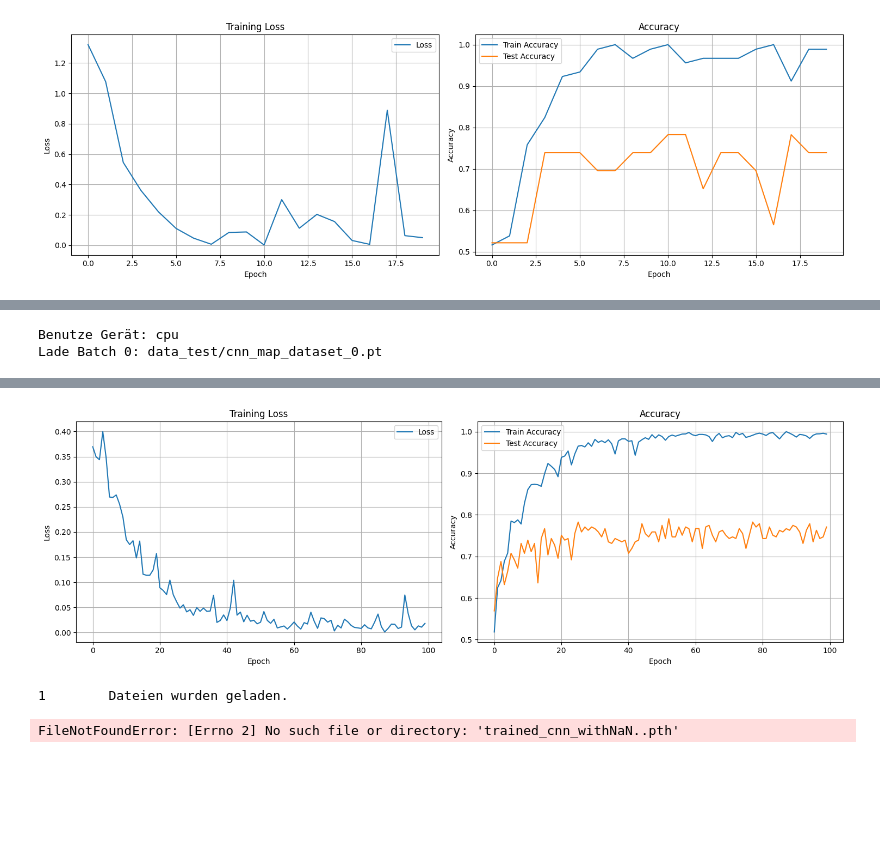
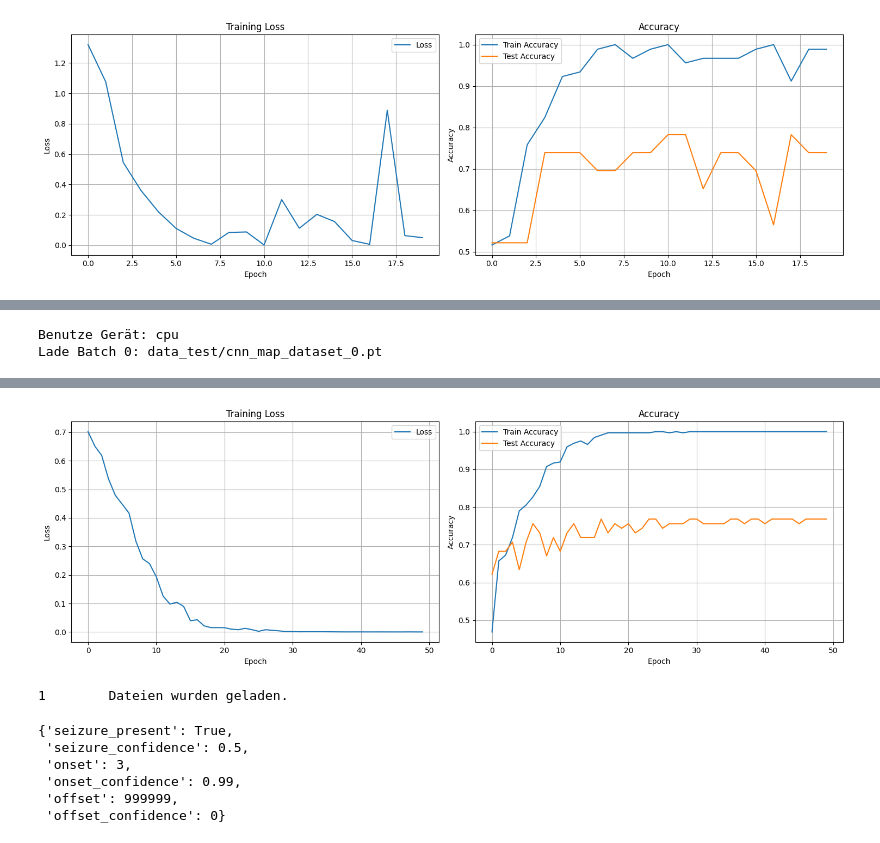
Before and after one commit to Sophies5s68/wki-sose25, a Jupyter notebook: CNN_testmodel.ipynb, the cells around one changed output, grey strips where cells are left out. Saved outputs shown, nothing was run; the diff lists cells and outputs as text; code cells hidden in the pictures; blank space fills up the shorter version.

```diff
--- a/CNN_testmodel.ipynb
+++ b/CNN_testmodel.ipynb
@@ -149,7 +153,7 @@ import CNN_model
 importlib.reload(CNN_model)
 model = CNN_model.CNN_EEG(in_channels=9, n_classes=2)
 optimizer = torch.optim.Adam(model.parameters(), lr=0.0005, weight_decay=1e-4)
-num_epochs = 100
+num_epochs = 50
 train_losses = []
 train_accuracies = []
 test_accuracies = []
@@ -210,30 +214,34 @@ for epoch in range(1, num_epochs + 1):
 
     #print(f"Epoch {epoch:02d} | Train Loss: {train_loss:.4f} | Train Acc: {train_acc:.4f} | Test Acc: {test_acc:.4f}")
 
-torch.save(model, "trained_cnn_weights.pth")
+torch.save(model, "trained_cnn.pth")
 print("finished, model saved")
 
 #Trainingsverlauf plotten
 epochs = range(1, len(train_losses) + 1)
 
-plt.figure(figsize=(12, 6))
+#Prozess plotten
+plt.figure(figsize=(15, 5))
 
-# Trainings-Loss
+# Plot Loss
 plt.subplot(1, 2, 1)
-plt.plot(epochs, train_losses, label="Train Loss")
-plt.xlabel("Batch (über alle Dateien & Epochen)")
-plt.ylabel("Loss")
-plt.title("Train Loss Verlauf")
+plt.plot(train_losses, label='Loss')
+plt.xlabel('Epoch')
+plt.ylabel('Loss')
+plt.title('Training Loss')
+plt.grid(True)
 plt.legend()
 
 # Accuracy
 plt.subplot(1, 2, 2)
-plt.plot(epochs, train_accuracies, label="Train Accuracy")
-plt.plot(epochs, test_accuracies, label="Test Accuracy")
-plt.xlabel("Batch (über alle Dateien & Epochen)")
-plt.ylabel("Accuracy")
-plt.title("Train & Test Accuracy Verlauf")
+plt.plot(train_accuracies, label='Train Accuracy')
+plt.plot(test_accuracies, label='Test Accuracy')
+plt.xlabel('Epoch')
+plt.ylabel('Accuracy')
+plt.title('Accuracy')
+plt.grid(True)
 plt.legend()
+
 
 plt.tight_layout()
 plt.show()
@@ -270,7 +278,7 @@ import CNN_model
 # Parameter und Dateneinstellungen
 data_folder = "data_test"
 batch_size = 32
-num_epochs = 100
+num_epochs = 50
 lr = 0.001
 weight_decay = 1e-4
 
@@ -335,7 +343,7 @@ for epoch in range(1, num_epochs + 1):
     print(f"Epoch {epoch:02d} | Train Loss: {train_loss:.4f} | Train Acc: {train_acc:.4f} | Test Acc: {test_acc:.4f}")
 
 # Modell speichern
-torch.save(model, "trained_cnn_withNaN.pth")
+torch.save(model, "trained_cnn_balanced.pth")
 print("Modell gespeichert.")
 
 #Prozess plotten
@@ -385,5 +393,5 @@ Epoch 100 | Train Loss: 0.0182 | Train Acc: 0.9942 | Test Acc: 0.7708
 Modell gespeichert.
-[figure, old version]
+[figure, new version]
 # %%
 import numpy as np
 import json
@@ -499,4 +507,9 @@ channels =channels[0]
 predict_labels(channels,data,sampling_frequencies,reference_systems,"trained_cnn_withNaN.pth")
 # %% [output]
 1        Dateien wurden geladen.
-FileNotFoundError: [Errno 2] No such file or directory: 'trained_cnn_withNaN..pth'
+{'seizure_present': True,
+ 'seizure_confidence': 0.5,
+ 'onset': 3,
+ 'onset_confidence': 0.99,
+ 'offset': 999999,
+ 'offset_confidence': 0}
```
Also changed, not shown: parts of 4 cells of this notebook, 5 other files.
